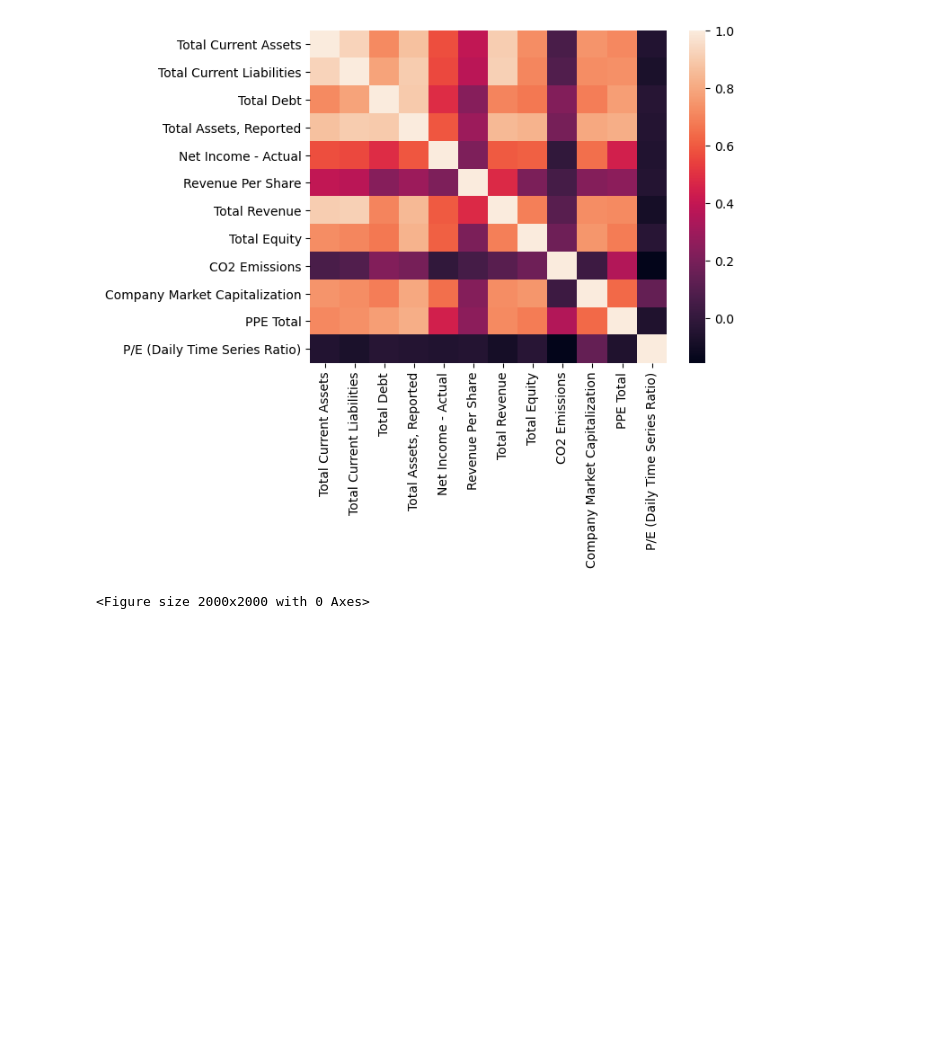
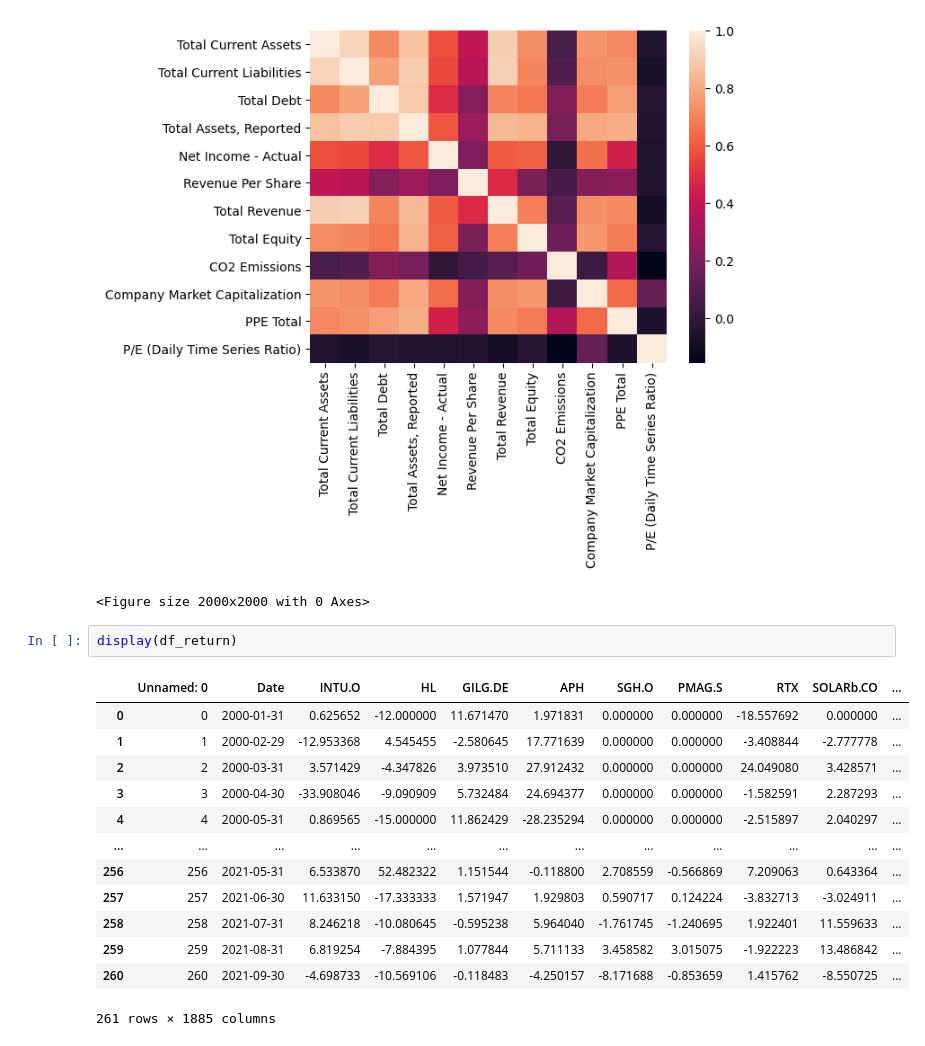
Before and after one commit to sprabhu4/SP_ESG_Pred, a Jupyter notebook: Code.ipynb, the cells around one changed output. Drawn from its saved outputs; the diff is of its cells as text; blank space fills up the shorter version.

```diff
--- a/Code.ipynb
+++ b/Code.ipynb
@@ -236,3 +236,19 @@ plt.show()
 # %% [output]
 [figure]
 <Figure size 2000x2000 with 0 Axes>
+# %%
+display(df_return)
+# %% [output]
+|  | Unnamed: 0 | Date | INTU.O | HL | GILG.DE | APH | SGH.O | PMAG.S | RTX | SOLARb.CO | ... |
+| 0 | 0 | 2000-01-31 | 0.625652 | -12.000000 | 11.671470 | 1.971831 | 0.000000 | 0.000000 | -18.557692 | 0.000000 | ... |
+| 1 | 1 | 2000-02-29 | -12.953368 | 4.545455 | -2.580645 | 17.771639 | 0.000000 | 0.000000 | -3.408844 | -2.777778 | ... |
+| 2 | 2 | 2000-03-31 | 3.571429 | -4.347826 | 3.973510 | 27.912432 | 0.000000 | 0.000000 | 24.049080 | 3.428571 | ... |
+| 3 | 3 | 2000-04-30 | -33.908046 | -9.090909 | 5.732484 | 24.694377 | 0.000000 | 0.000000 | -1.582591 | 2.287293 | ... |
+| 4 | 4 | 2000-05-31 | 0.869565 | -15.000000 | 11.862429 | -28.235294 | 0.000000 | 0.000000 | -2.515897 | 2.040297 | ... |
+| ... | ... | ... | ... | ... | ... | ... | ... | ... | ... | ... | ... |
+| 256 | 256 | 2021-05-31 | 6.533870 | 52.482322 | 1.151544 | -0.118800 | 2.708559 | -0.566869 | 7.209063 | 0.643364 | ... |
+| 257 | 257 | 2021-06-30 | 11.633150 | -17.333333 | 1.571947 | 1.929803 | 0.590717 | 0.124224 | -3.832713 | -3.024911 | ... |
+| 258 | 258 | 2021-07-31 | 8.246218 | -10.080645 | -0.595238 | 5.964040 | -1.761745 | -1.240695 | 1.922401 | 11.559633 | ... |
+| 259 | 259 | 2021-08-31 | 6.819254 | -7.884395 | 1.077844 | 5.711133 | 3.458582 | 3.015075 | -1.922223 | 13.486842 | ... |
+| 260 | 260 | 2021-09-30 | -4.698733 | -10.569106 | -0.118483 | -4.250157 | -8.171688 | -0.853659 | 1.415762 | -8.550725 | ... |
+261 rows × 1885 columns
```
Also changed, not shown: parts of 1 cell of this notebook.
